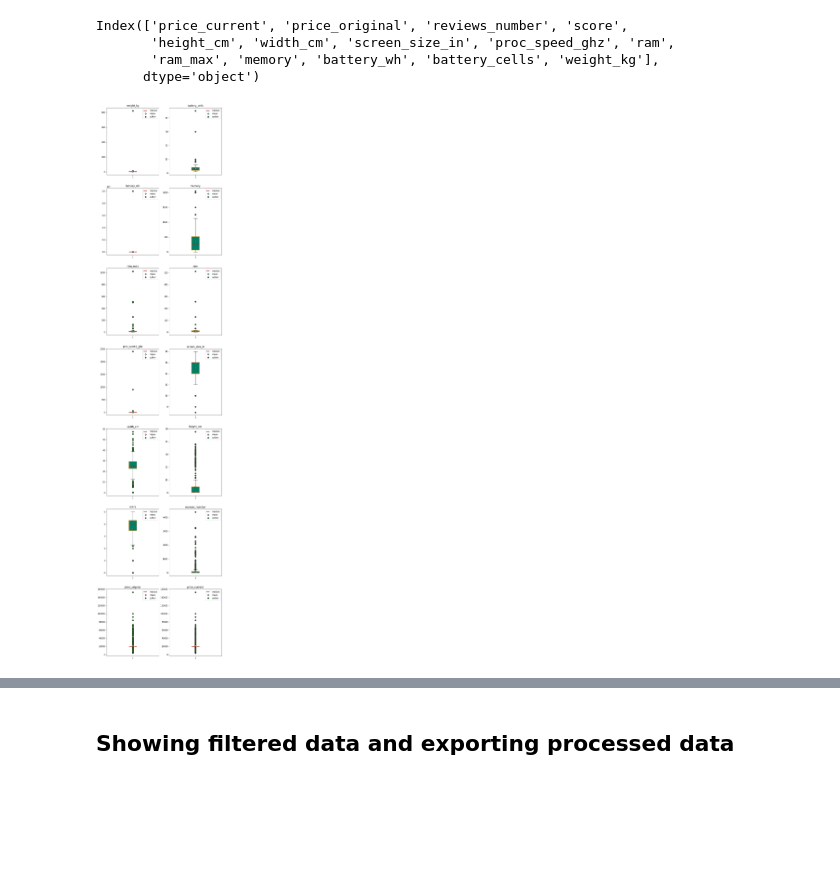
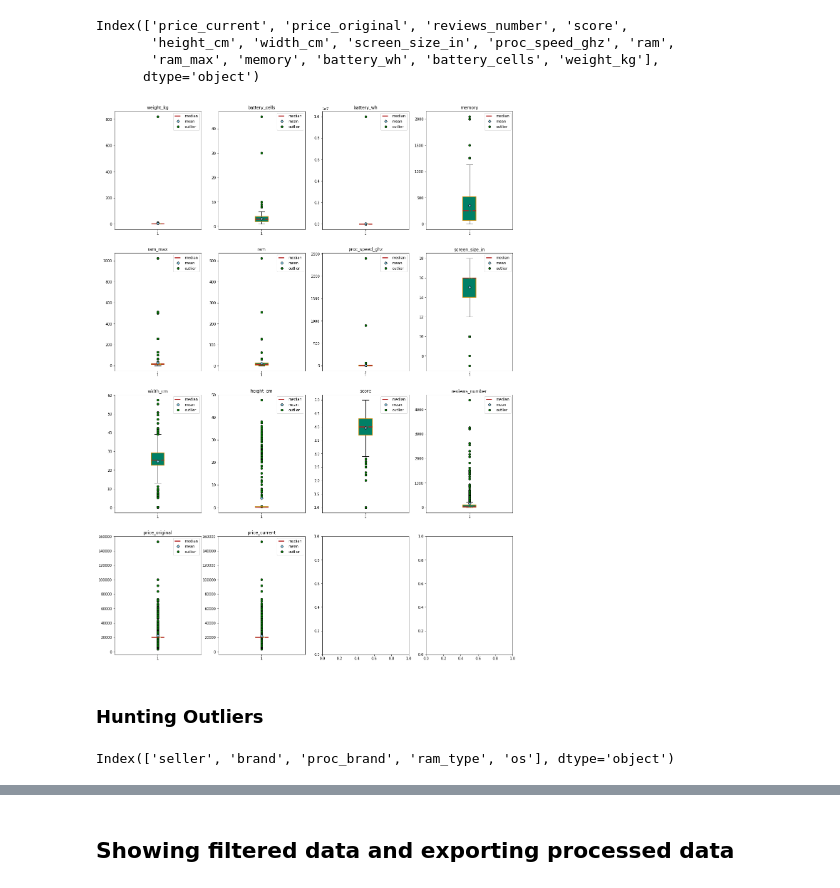
Before and after one commit to AlanIsaacV/Data-Science, a Jupyter notebook: Transform/filter.ipynb, the cells around one changed output, grey strips where cells are left out. Cells and saved outputs as stored; diff of their text form; code cells hidden in the pictures; blank space fills up the shorter version.

Commit message:
Managed outliers and duplicates

```diff
--- a/Transform/filter.ipynb
+++ b/Transform/filter.ipynb
@@ -244,6 +229,26 @@ def boxplot_config(ax, x, labels=None, title='', xlabel='', ylabel=''):
     ax.set_xlabel(xlabel)
     ax.set_ylabel(ylabel)
     ax.legend()
+# %%
+def dynamic_boxplot(dataframe):
+    columns = dataframe.select_dtypes(include = 'number').columns
+    columns_number = len(columns)
+
+    plot_cols = 4
+    plot_rows = np.ceil(columns_number / plot_cols).astype('int')
+    plot_size_y = np.ceil( plot_rows * 7 )
+    plot_size_x = np.ceil( plot_cols * 5 )
+
+    fig, ax = plt.subplots(plot_rows, plot_cols, figsize=(plot_size_x, plot_size_y))
+
+    for nrow in range(0, plot_rows):
+        for ncol in range(0, plot_cols):
+            if columns_number >= 1:
+                columns_number -= 1
+                boxplot_config(ax[nrow][ncol], dataframe[columns[columns_number]], title=columns[columns_number])
+
+            else:
+                break
 # %%
 df.select_dtypes(include = 'number').columns
 # %% [output]
@@ -251,3 +256,9 @@ Index(['price_current', 'price_original', 'reviews_number', 'score',
        'height_cm', 'width_cm', 'screen_size_in', 'proc_speed_ghz', 'ram',
        'ram_max', 'memory', 'battery_wh', 'battery_cells', 'weight_kg'],
       dtype='object')
+# %%
+dynamic_boxplot(df)
+# %% [output]
+[figure, added]
+# %% [markdown]
+### Hunting Outliers
@@ -254,17 +310,24 @@ Index(['price_current', 'price_original', 'reviews_number', 'score',
+# %%
+df.select_dtypes(include='category').columns
+# %% [output]
+Index(['seller', 'brand', 'proc_brand', 'ram_type', 'os'], dtype='object')
 # %%
-columns = df.select_dtypes(include = 'number').columns
-columns_number = len(columns)
+def dynamic_histogram(dataframe):
+    columns = df.select_dtypes(include='category').columns
+    columns_number = len(columns)
 
-plot_cols = 2
-plot_rows = int(columns_number / plot_cols)
-plot_size_y = int(round( plot_rows * 7, 0 ))
-plot_size_x = int(round( plot_cols * 5, 0 ))
+    plot_cols = 2
+    plot_rows = np.ceil(columns_number / plot_cols).astype('int')
+    plot_size_y = np.ceil( plot_rows * 5 )
+    plot_size_x = np.ceil( plot_cols * 12 )
 
-fig, ax = plt.subplots(plot_rows, plot_cols, figsize=(plot_size_x, plot_size_y))
+    fig, ax = plt.subplots(plot_rows, plot_cols, figsize=(plot_size_x, plot_size_y))
 
-for nrow in range(0, plot_rows):
-    for ncol in range(0, plot_cols):
-        columns_number -= 1
-        boxplot_config(ax[nrow][ncol], df[columns[columns_number]], title=columns[columns_number])
+    for nrow in range(0, plot_rows):
+        for ncol in range(0, plot_cols):
+            if columns_number >= 1:
+                columns_number -= 1
+                histogram_config(ax[nrow][ncol], dataframe[columns[columns_number]], title=columns[columns_number])
+
+            else:
+                break
-# %% [output]
-[figure, removed]
```
Also changed, not shown: parts of 38 cells of this notebook.
